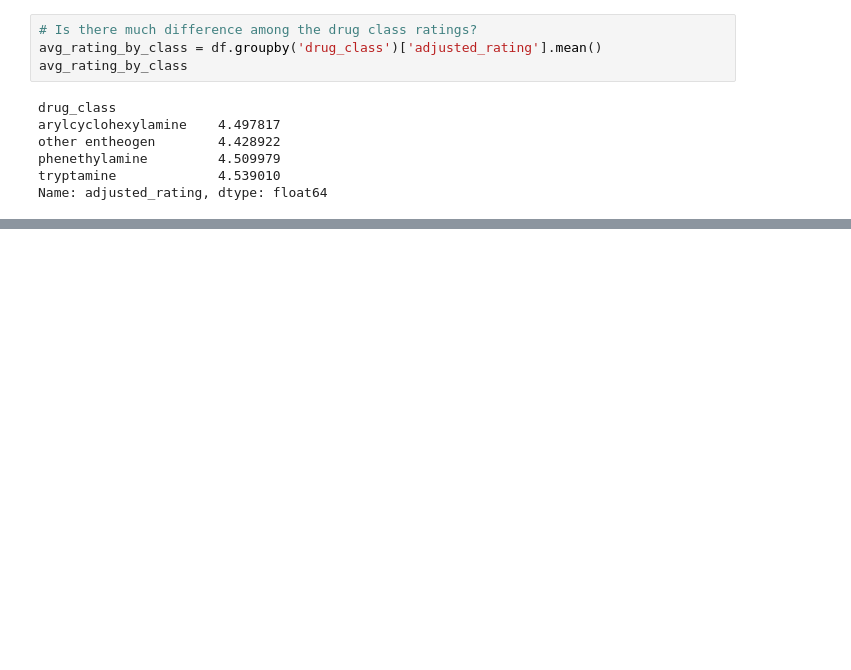
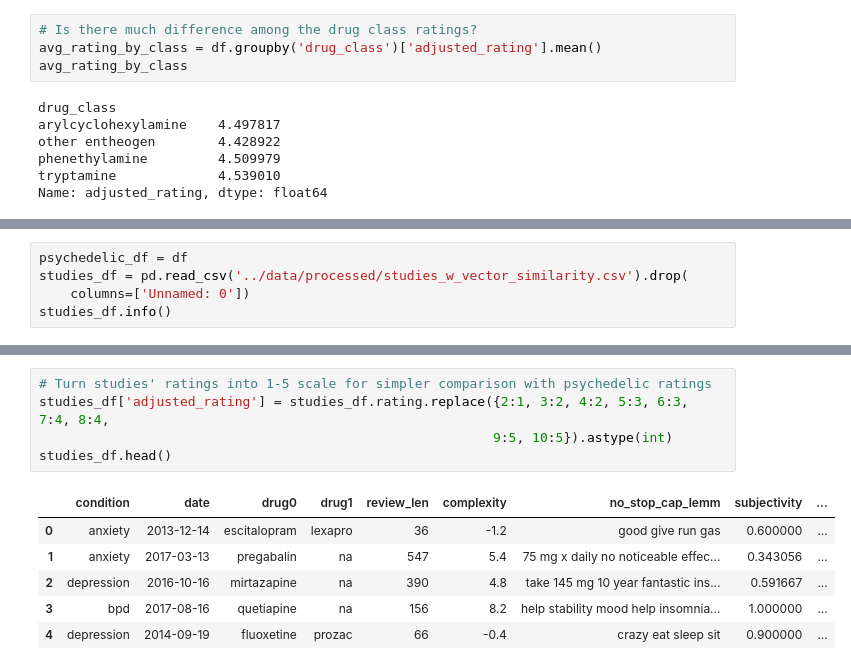
Before and after one commit to fractaldatalearning/psychedelic_efficacy, a Jupyter notebook: notebooks/10-kl-reports-engineer-ratings.ipynb, the cells around one changed output, grey strips where cells are left out. Cells and saved outputs as stored; diff of their text form; blank space fills up the shorter version.

Commit message:
visualizing comparison erowid-studies in progress

```diff
--- a/notebooks/10-kl-reports-engineer-ratings.ipynb
+++ b/notebooks/10-kl-reports-engineer-ratings.ipynb
@@ -347,0 +355,5 @@ Name: adjusted_rating, dtype: float64
+# %%
+psychedelic_df = df
+studies_df = pd.read_csv('../data/processed/studies_w_vector_similarity.csv').drop(
+    columns=['Unnamed: 0'])
+studies_df.info()
@@ -347,0 +380,12 @@ Name: adjusted_rating, dtype: float64
+# %%
+# Turn studies' ratings into 1-5 scale for simpler comparison with psychedelic ratings
+studies_df['adjusted_rating'] = studies_df.rating.replace({2:1, 3:2, 4:2, 5:3, 6:3, 7:4, 8:4,
+                                                          9:5, 10:5}).astype(int)
+studies_df.head()
+# %% [output]
+|  | condition | date | drug0 | drug1 | review_len | complexity | no_stop_cap_lemm | subjectivity | ... |
+| 0 | anxiety | 2013-12-14 | escitalopram | lexapro | 36 | -1.2 | good give run gas | 0.600000 | ... |
+| 1 | anxiety | 2017-03-13 | pregabalin | na | 547 | 5.4 | 75 mg x daily no noticeable effec... | 0.343056 | ... |
+| 2 | depression | 2016-10-16 | mirtazapine | na | 390 | 4.8 | take 145 mg 10 year fantastic ins... | 0.591667 | ... |
+| 3 | bpd | 2017-08-16 | quetiapine | na | 156 | 8.2 | help stability mood help insomnia... | 1.000000 | ... |
+| 4 | depression | 2014-09-19 | fluoxetine | prozac | 66 | -0.4 | crazy eat sleep sit | 0.900000 | ... |
```
Also changed, not shown: parts of 11 cells of this notebook.
